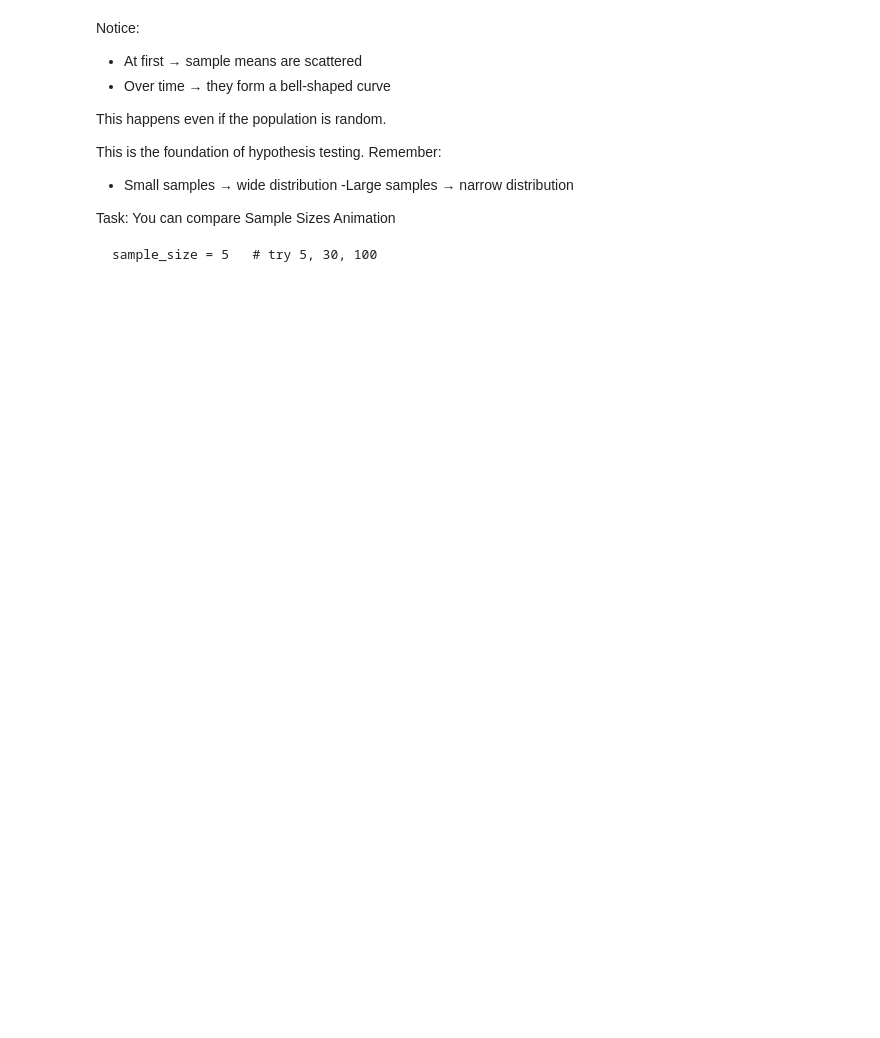
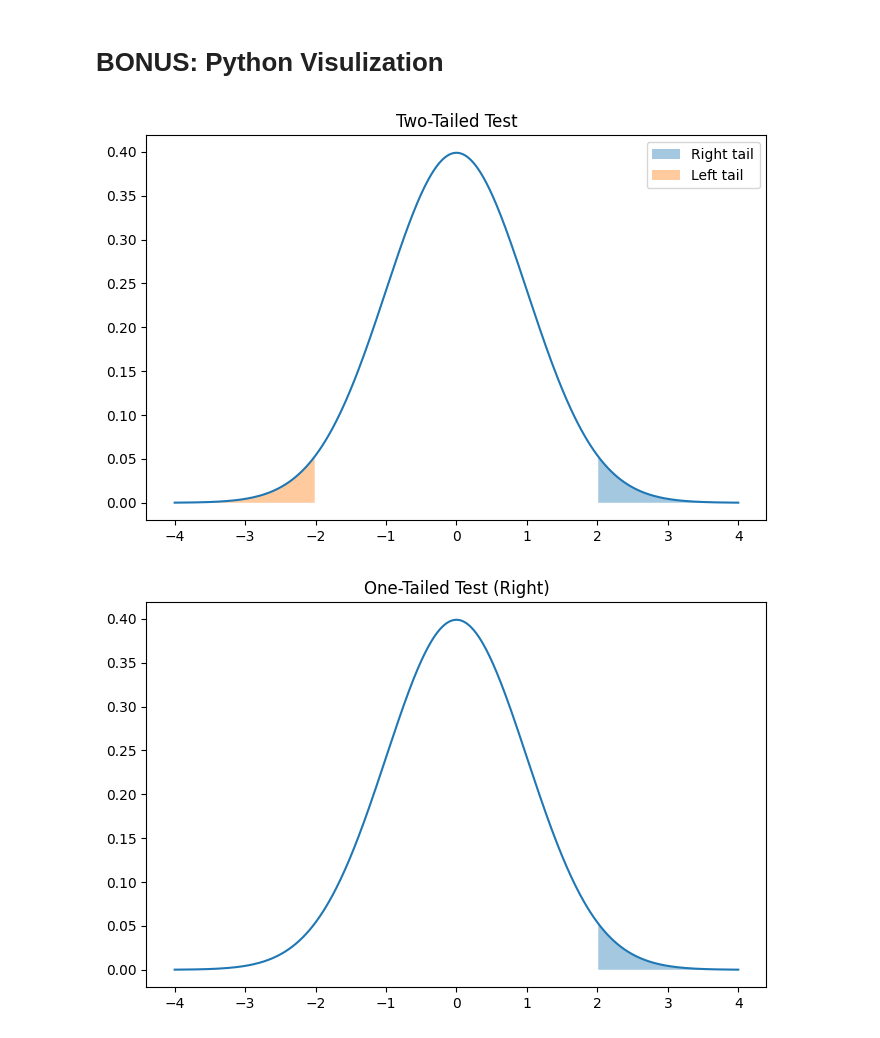
Before and after one commit to ffalam/CMSC320TextBook, a Jupyter notebook: chapter8/Chapter_8_4.ipynb, the cells around one changed output. Saved outputs shown, nothing was run; the diff lists cells and outputs as text; code cells hidden in the pictures; blank space fills up the shorter version.

````diff
--- a/chapter8/Chapter_8_4.ipynb
+++ b/chapter8/Chapter_8_4.ipynb
@@ -64,17 +1,2 @@ GIF saved!
-# %% [markdown]
-Notice:
-
-- At first → sample means are scattered
-- Over time → they form a bell-shaped curve
-
-This happens even if the population is random.
-
-This is the foundation of hypothesis testing.
-Remember:
-- Small samples → wide distribution
--Large samples → narrow distribution
-
-Task: You can compare Sample Sizes Animation
-```
-sample_size = 5   # try 5, 30, 100
-```
+# %% [markdown]
+# **BONUS:** Python Visulization
@@ -80,0 +8,34 @@ sample_size = 5   # try 5, 30, 100
+# %%
+#Interactive Tail Visualization
+
+z = 2.0
+x = np.linspace(-4,4,500)
+y = norm.pdf(x)
+
+plt.figure(figsize=(8,5))
+plt.plot(x,y)
+
+# right tail
+plt.fill_between(x, y, where=(x>=z), alpha=0.4, label="Right tail")
+
+# left tail
+plt.fill_between(x, y, where=(x<=-z), alpha=0.4, label="Left tail")
+
+plt.title("Two-Tailed Test")
+plt.legend()
+plt.show()
+
+
+z = 2.0
+x = np.linspace(-4,4,500)
+y = norm.pdf(x)
+
+plt.figure(figsize=(8,5))
+plt.plot(x,y)
+plt.fill_between(x, y, where=(x>=z), alpha=0.4)
+
+plt.title("One-Tailed Test (Right)")
+plt.show()
+# %% [output]
+[figure, added]
+[figure, added]
````
Also changed, not shown: parts of 7 cells of this notebook, 7 other files.
